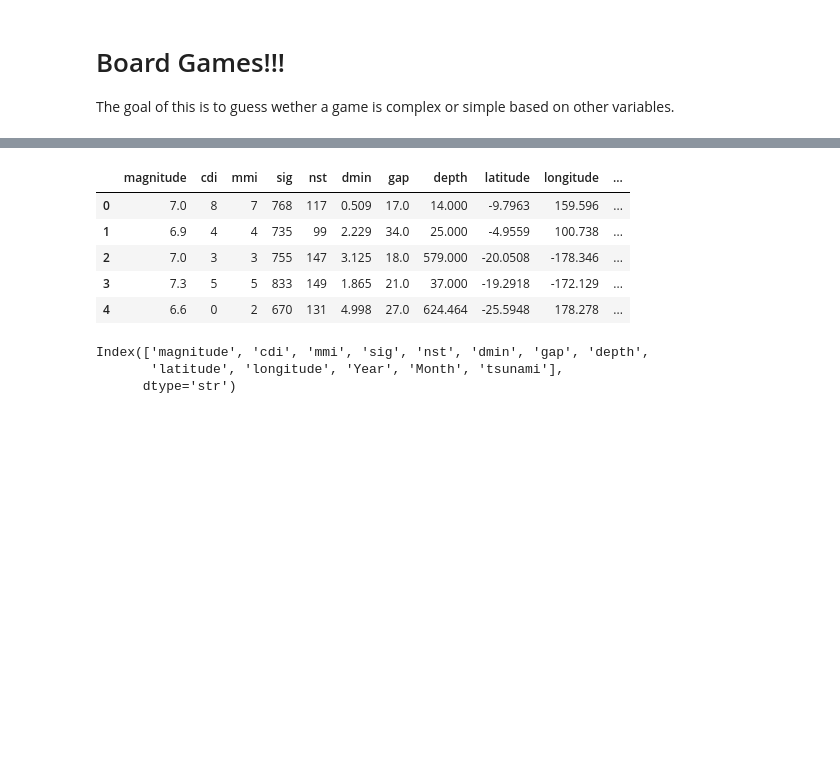
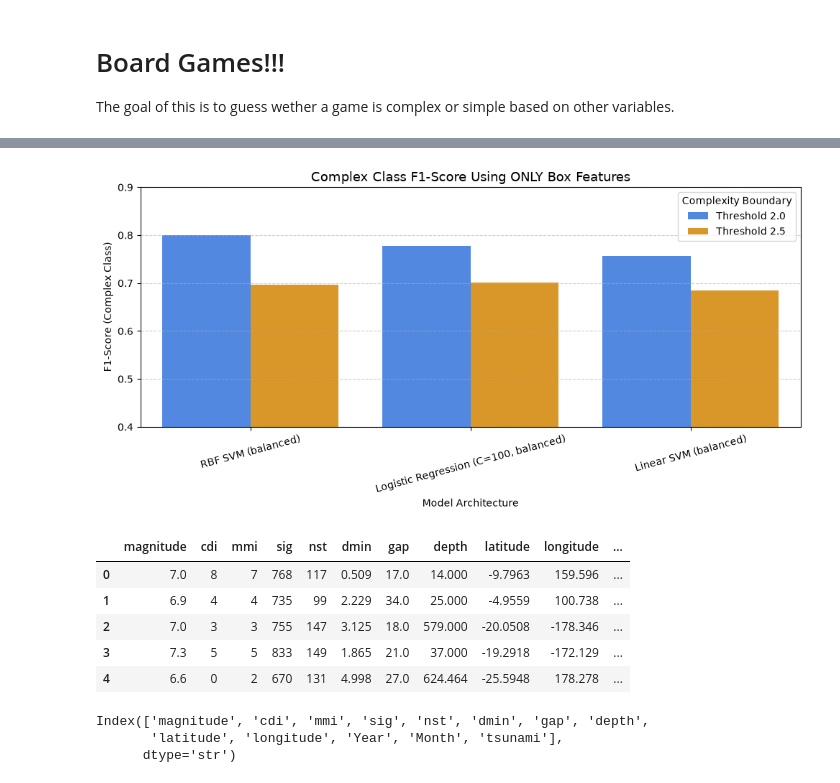
Before and after one commit to Churro1/project7, a Jupyter notebook: Project7.ipynb, the cells around one changed output, grey strips where cells are left out. Drawn from its saved outputs; the diff is of its cells as text; code cells hidden in the pictures; blank space fills up the shorter version.

```diff
--- a/Project7.ipynb
+++ b/Project7.ipynb
@@ -312,0 +367,79 @@ plt.show()
+# %%
+# =============================================================================
+# Model Evaluation Using ONLY "Box Variables"
+# (Excludes Rating Average, Users Rated, Owned Users, BGG Rank, etc.)
+# =============================================================================
+
+box_features = ['Min Players', 'Max Players', 'Play Time', 'Min Age', 'Year Published']
+
+threshold_configs = {
+    'Threshold 2.0': 'is_complex_20',
+    'Threshold 2.5': 'is_complex_25'
+}
+
+models = {
+    "Logistic Regression (C=100, balanced)": LogisticRegression(C=100, class_weight='balanced', max_iter=1000, random_state=42),
+    "Linear SVM (balanced)": LinearSVC(dual='auto', class_weight='balanced', max_iter=2000, random_state=42),
+    "RBF SVM (balanced)": SVC(kernel='rbf', class_weight='balanced', random_state=42)
+}
+
+box_comparison_records = []
+
+for thresh_name, target_col in threshold_configs.items():
+    X_box = analysis_df[box_features]
+    y_box = analysis_df[target_col]
+
+    X_train_b, X_test_b, y_train_b, y_test_b = train_test_split(
+        X_box, y_box, test_size=0.2, random_state=42, stratify=y_box
+    )
+
+    scaler_b = StandardScaler()
+    X_train_b_scaled = scaler_b.fit_transform(X_train_b)
+    X_test_b_scaled = scaler_b.transform(X_test_b)
+
+    for model_name, clf in models.items():
+        clf.fit(X_train_b_scaled, y_train_b)
+        preds = clf.predict(X_test_b_scaled)
+
+        acc = accuracy_score(y_test_b, preds)
+        p, r, f1, _ = precision_recall_fscore_support(y_test_b, preds, average=None)
+
+        box_comparison_records.append({
+            'Threshold': thresh_name,
+            'Model': model_name,
+            'Accuracy': round(acc, 4),
+            'Precision (Complex)': round(p[1], 4),
+            'Recall (Complex)': round(r[1], 4),
+            'F1-Score (Complex)': round(f1[1], 4)
+        })
+
+# Compile results table
+box_results_df = pd.DataFrame(box_comparison_records)
+box_results_df = box_results_df.sort_values(
+    by=['Threshold', 'F1-Score (Complex)'], ascending=[True, False]
+).reset_index(drop=True)
+
+print("=" * 75)
+print("BOX-ONLY FEATURES EVALUATION SUMMARY (Min/Max Players, Play Time, Age, Year)")
+print("=" * 75)
+display(box_results_df)
+
+# Visual Comparison of F1 Scores
+plt.figure(figsize=(10, 5))
+sns.barplot(
+    data=box_results_df,
+    x='Model',
+    y='F1-Score (Complex)',
+    hue='Threshold',
+    palette=['#3b82f6', '#f59e0b']
+)
+plt.title("Complex Class F1-Score Using ONLY Box Features", fontsize=13)
+plt.ylabel("F1-Score (Complex Class)")
+plt.xlabel("Model Architecture")
+plt.ylim(0.4, 0.9)
+plt.xticks(rotation=15)
+plt.grid(axis='y', linestyle='--', alpha=0.6)
+plt.legend(title="Complexity Boundary")
+plt.tight_layout()
+plt.show()
+# %% [output]
@@ -313,3 +456,4 @@ plt.show()
+[figure, added]
 # %%
 earthquake = pd.read_csv("data/earthquake_data_tsunami.csv")
 # %%
```
Also changed, not shown: parts of 8 cells of this notebook.
